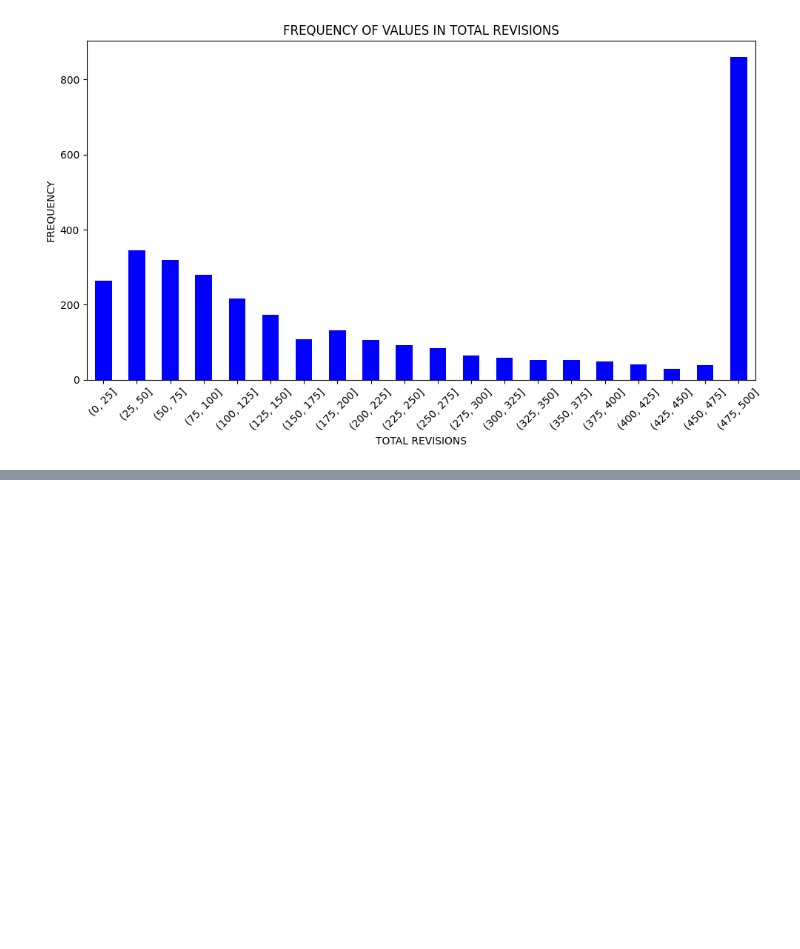
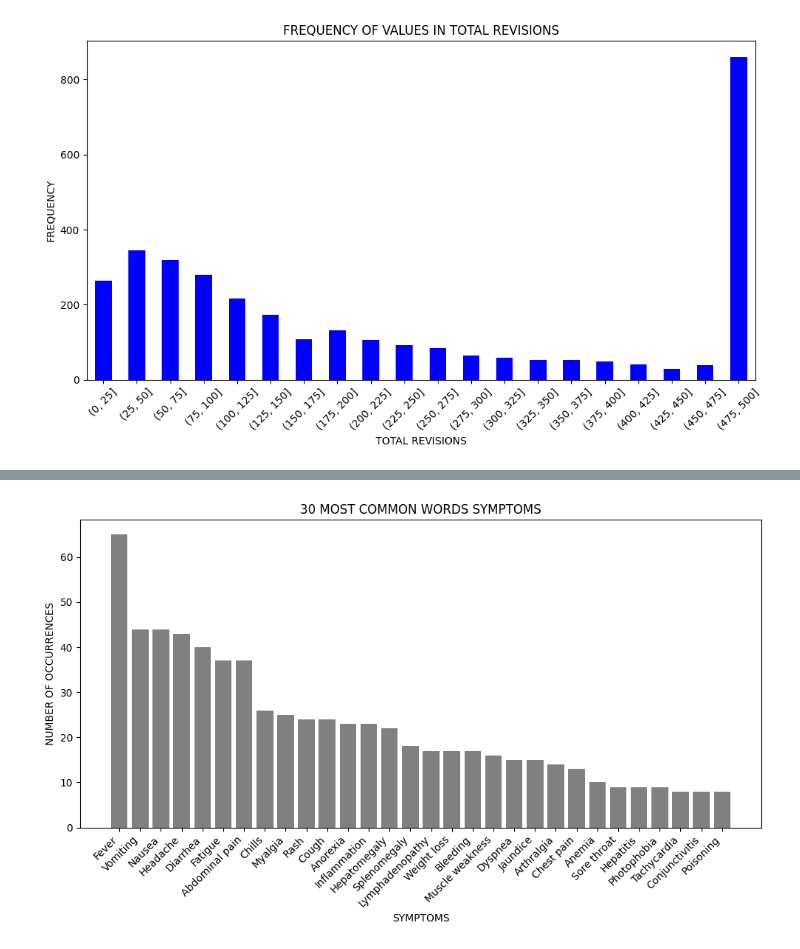
Before and after one commit to ritaleite03/FEUP-MEIC-PRI, a Jupyter notebook: project_1/analysis.ipynb, the cells around one changed output, grey strips where cells are left out. Saved outputs shown, nothing was run; the diff lists cells and outputs as text; code cells hidden in the pictures; blank space fills up the shorter version.

```diff
--- a/project_1/analysis.ipynb
+++ b/project_1/analysis.ipynb
@@ -210,0 +185,12 @@ Specialty                          721               21.445568
+# %%
+words, counts = zip(*most_common_words) if most_common_words else ([], [])
+print(words)
+print(counts)
+
+print(625/3362*100)
+print(353/3362*100)
+print(280/3362*100)
+print(211/3362*100)
+print(194/3362*100)
+
+print(625/3362*100 + 353/3362*100 + 280/3362*100 + 211/3362*100 + 194/3362*100)
@@ -210,0 +206,31 @@ Specialty                          721               21.445568
+# %%
+
+plt.figure(figsize=(10, 6))  # Aumenta o tamanho do gráfico
+
+if "Symptoms List" in data.index:
+    all_words = []
+
+    # Extrair palavras da entrada "Specialty"
+    for col in data.columns:
+        words = data.at["Symptoms List", col]
+        if isinstance(words, list):
+            all_words.extend(words)
+
+    # Contar palavras
+    word_counts = Counter(all_words)
+    most_common_words = word_counts.most_common(30)
+
+    # Criar o gráfico
+    words, counts = zip(*most_common_words) if most_common_words else ([], [])
+    plt.bar(words, counts, color='grey')
+    plt.xticks(rotation=45, ha="right")
+    plt.title("30 MOST COMMON WORDS SYMPTOMS")
+    plt.xlabel("SYMPTOMS")
+    plt.ylabel("NUMBER OF OCCURRENCES")
+
+    plt.tight_layout()
+    plt.show()
+else:
+    print("Specialty not found in data index.")
+# %% [output]
+[figure, added]
```
Also changed, not shown: parts of 5 cells of this notebook, 2 other files.
